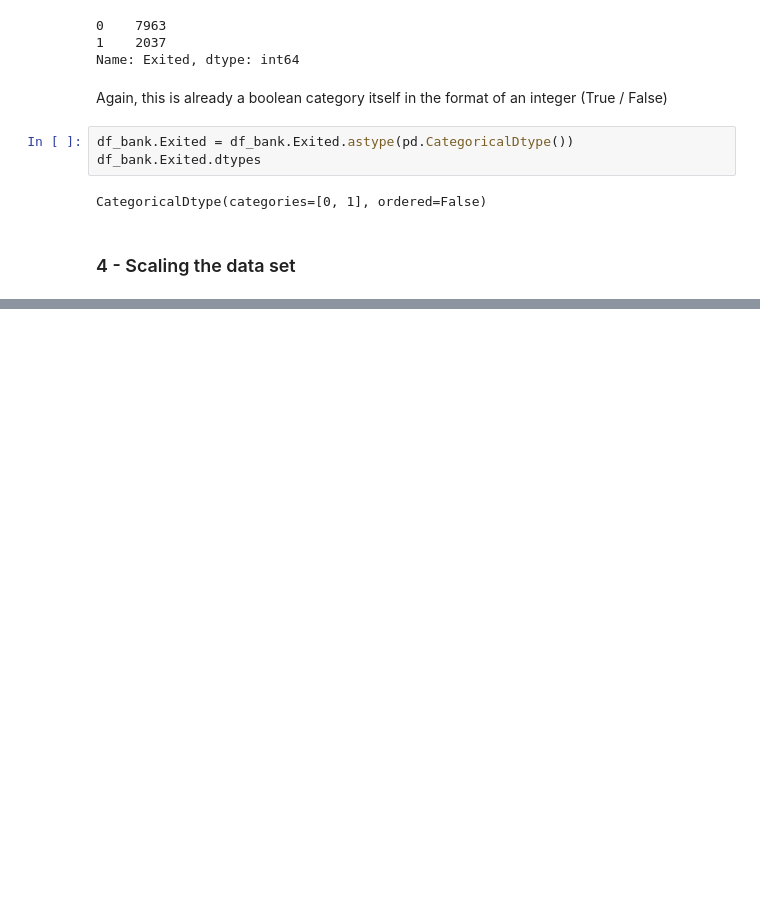
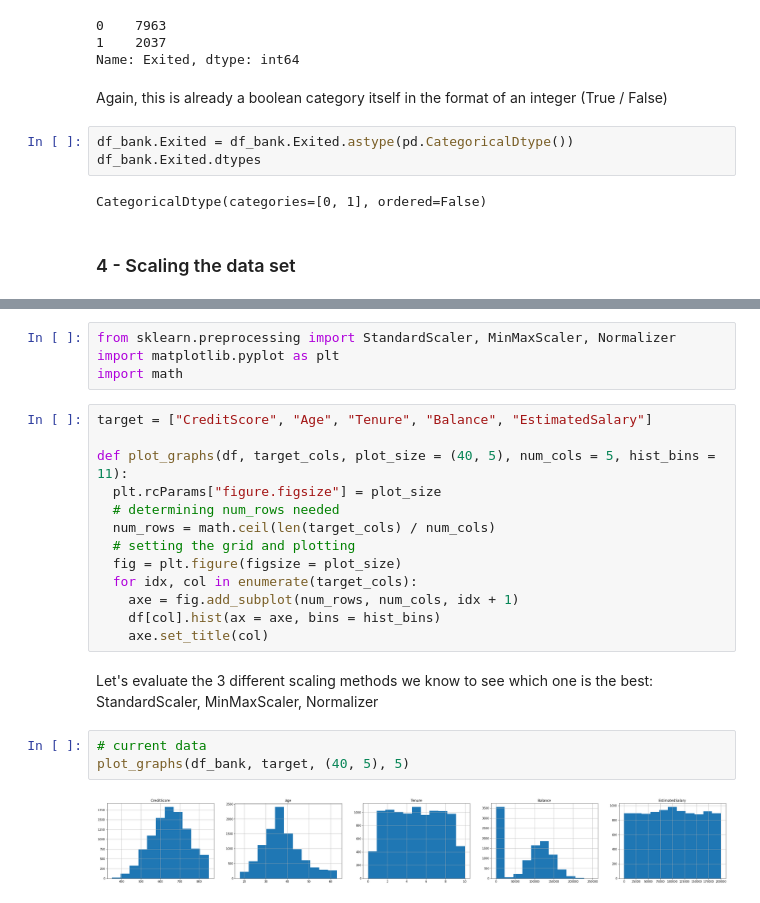
Before and after one commit to Maycas/Bank-Data-Analysis, a Jupyter notebook: Bank Data.ipynb, the cells around one changed output, grey strips where cells are left out. Drawn from its saved outputs; the diff is of its cells as text; blank space fills up the shorter version.

```diff
--- a/Bank Data.ipynb
+++ b/Bank Data.ipynb
@@ -1552,0 +1543,24 @@ In this section we will scale all numerical features:
+# %%
+from sklearn.preprocessing import StandardScaler, MinMaxScaler, Normalizer
+import matplotlib.pyplot as plt
+import math
+# %%
+target = ["CreditScore", "Age", "Tenure", "Balance", "EstimatedSalary"]
+
+def plot_graphs(df, target_cols, plot_size = (40, 5), num_cols = 5, hist_bins = 11):
+  plt.rcParams["figure.figsize"] = plot_size
+  # determining num_rows needed
+  num_rows = math.ceil(len(target_cols) / num_cols)
+  # setting the grid and plotting
+  fig = plt.figure(figsize = plot_size)
+  for idx, col in enumerate(target_cols):
+    axe = fig.add_subplot(num_rows, num_cols, idx + 1)
+    df[col].hist(ax = axe, bins = hist_bins)
+    axe.set_title(col)
+# %% [markdown]
+Let's evaluate the 3 different scaling methods we know to see which one is the best: StandardScaler, MinMaxScaler, Normalizer
+# %%
+# current data
+plot_graphs(df_bank, target, (40, 5), 5)
+# %% [output]
+[figure, added]
```
Also changed, not shown: parts of 20 cells of this notebook, 1 other file.
